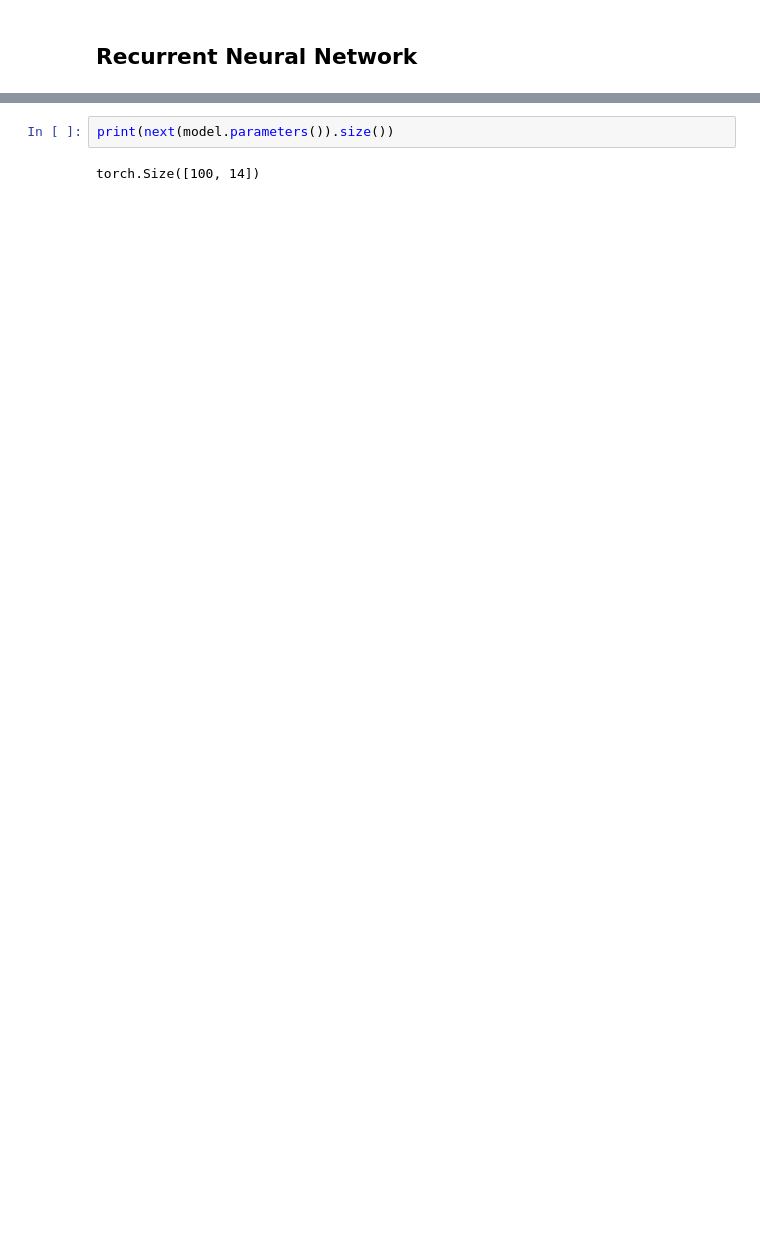
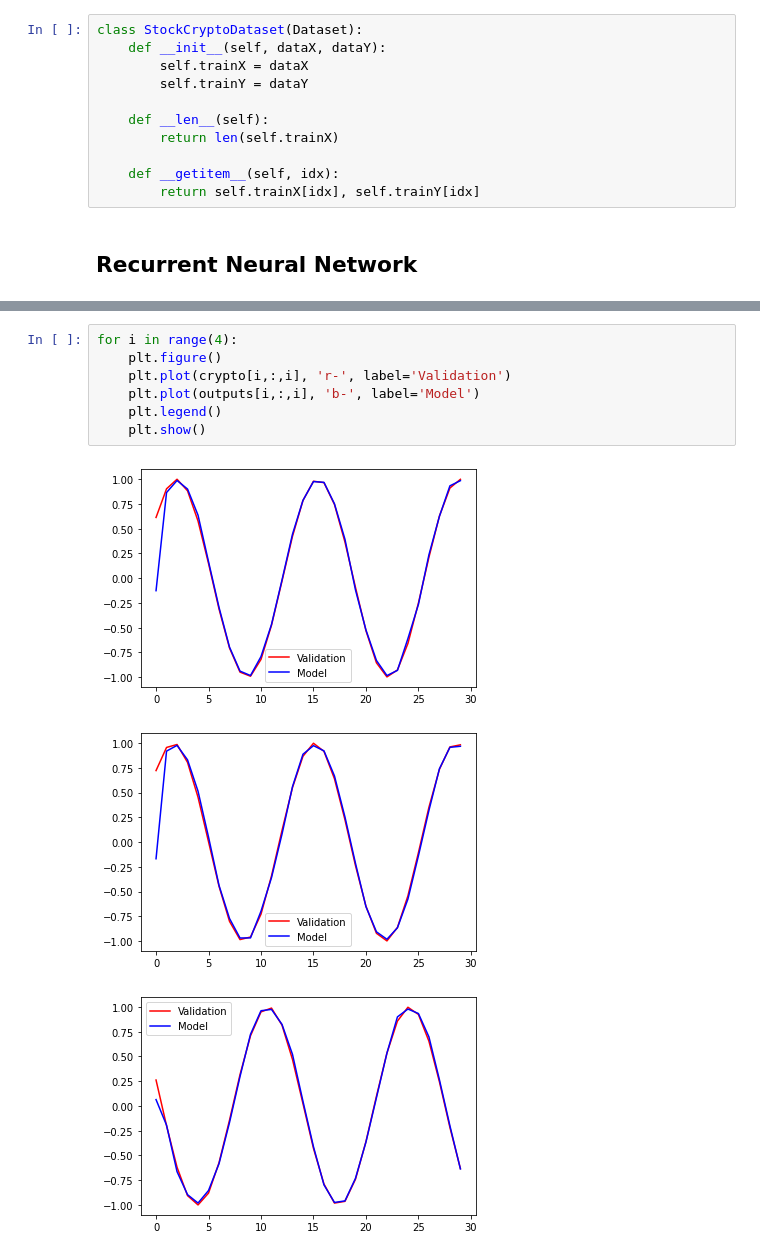
Before and after one commit to kevr35/PY580, a Jupyter notebook: RNN.ipynb, the cells around one changed output, grey strips where cells are left out. Saved outputs shown, nothing was run; the diff lists cells and outputs as text; blank space fills up the shorter version.

Commit message:
FinCrypto RNN

```diff
--- a/RNN.ipynb
+++ b/RNN.ipynb
@@ -68,3 +64,14 @@ plt.show()
+# %%
+class StockCryptoDataset(Dataset):
+    def __init__(self, dataX, dataY):
+        self.trainX = dataX
+        self.trainY = dataY
+
+    def __len__(self):
+        return len(self.trainX)
+
+    def __getitem__(self, idx):
+        return self.trainX[idx], self.trainY[idx]
 # %% [markdown]
 ## Recurrent Neural Network
 # %%
@@ -117,4 +213,11 @@ tensor([[0.0429],
-# %%
-print(next(model.parameters()).size())
-# %% [output]
-torch.Size([100, 14])
+# %%
+for i in range(4):
+	plt.figure()
+	plt.plot(crypto[i,:,i], 'r-', label='Validation')
+	plt.plot(outputs[i,:,i], 'b-', label='Model')
+	plt.legend()
+	plt.show()
+# %% [output]
+[figure, added]
+[figure, added]
+[figure, added]
```
Also changed, not shown: parts of 15 cells of this notebook.
